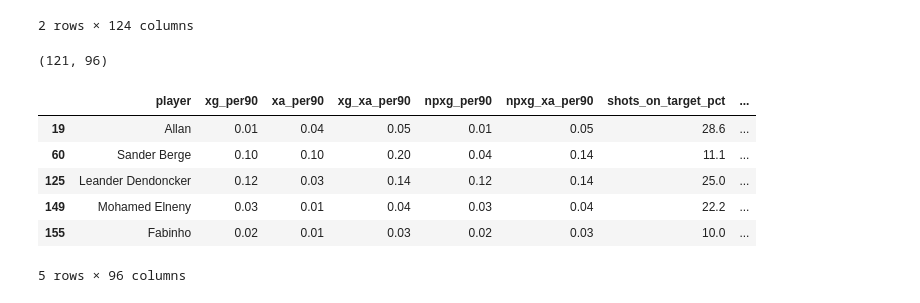
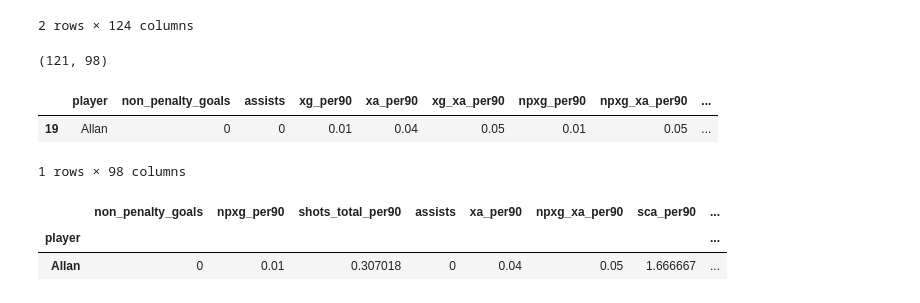
Before and after one commit to shreyansh273/Football-Scouting, a Jupyter notebook: Player_profiling.ipynb, the cells around one changed output. Saved outputs shown, nothing was run; the diff lists cells and outputs as text; code cells hidden in the pictures.

```diff
--- a/Player_profiling.ipynb
+++ b/Player_profiling.ipynb
@@ -82,20 +82,25 @@ player_stats2.head(2)
 2 rows × 124 columns
 # %%
 req_cols = ["player"]+player_stats2.columns[np.arange(26,len(player_stats2.columns))].tolist()
-req_cols = [i for i in req_cols if i not in ["League","Field Position", "Market Value (Millions)"]]
+req_cols = [i for i in req_cols if i not in ["League","Field Position", "Market Value (Millions)","player"]]
+req_cols = ['player','non_penalty_goals','assists'] + req_cols
 dm_data = player_stats2.loc[player_stats2["Field Position"] == "Defensive Midfield", req_cols]
 dm_data.shape
 # %% [output]
-(121, 96)
+(121, 98)
 # %%
 dm_data = dm_data[~dm_data.isin([np.nan, np.inf, -np.inf]).any(1)]
 # %%
-dm_data.head()
+dm_data.head(1)
 # %% [output]
-|  | player | xg_per90 | xa_per90 | xg_xa_per90 | npxg_per90 | npxg_xa_per90 | shots_on_target_pct | ... |
-| 19 | Allan | 0.01 | 0.04 | 0.05 | 0.01 | 0.05 | 28.6 | ... |
-| 60 | Sander Berge | 0.10 | 0.10 | 0.20 | 0.04 | 0.14 | 11.1 | ... |
-| 125 | Leander Dendoncker | 0.12 | 0.03 | 0.14 | 0.12 | 0.14 | 25.0 | ... |
-| 149 | Mohamed Elneny | 0.03 | 0.01 | 0.04 | 0.03 | 0.04 | 22.2 | ... |
-| 155 | Fabinho | 0.02 | 0.01 | 0.03 | 0.02 | 0.03 | 10.0 | ... |
+|  | player | non_penalty_goals | assists | xg_per90 | xa_per90 | xg_xa_per90 | npxg_per90 | npxg_xa_per90 | ... |
+| 19 | Allan | 0 | 0 | 0.01 | 0.04 | 0.05 | 0.01 | 0.05 | ... |
-5 rows × 96 columns
+1 rows × 98 columns
+# %%
+dm_data2 = dm_data.loc[:,['player','non_penalty_goals','npxg_per90','shots_total_per90','assists','xa_per90','npxg_xa_per90','sca_per90','passes_per90','passes_pct','progressive_passes_per90','progressive_carries_per90','dribbles_completed_per90','touches_att_pen_area_per90','progressive_passes_received_per90','pressures_per90','tackles_per90','interceptions_per90', 'blocks_per90','clearances_per90']]
+dm_data2.set_index("player",inplace=True)
+dm_data2.head(1)
+# %% [output]
+|  | non_penalty_goals | npxg_per90 | shots_total_per90 | assists | xa_per90 | npxg_xa_per90 | sca_per90 | ... |
+| player |  |  |  |  |  |  |  | ... |
+| Allan | 0 | 0.01 | 0.307018 | 0 | 0.04 | 0.05 | 1.666667 | ... |
```
Also changed, not shown: parts of 4 cells of this notebook.
